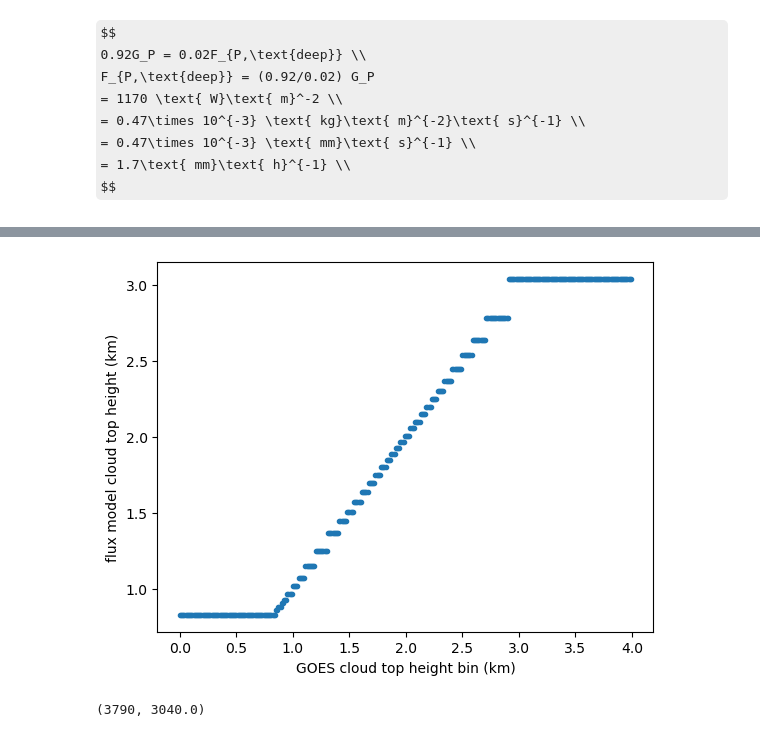
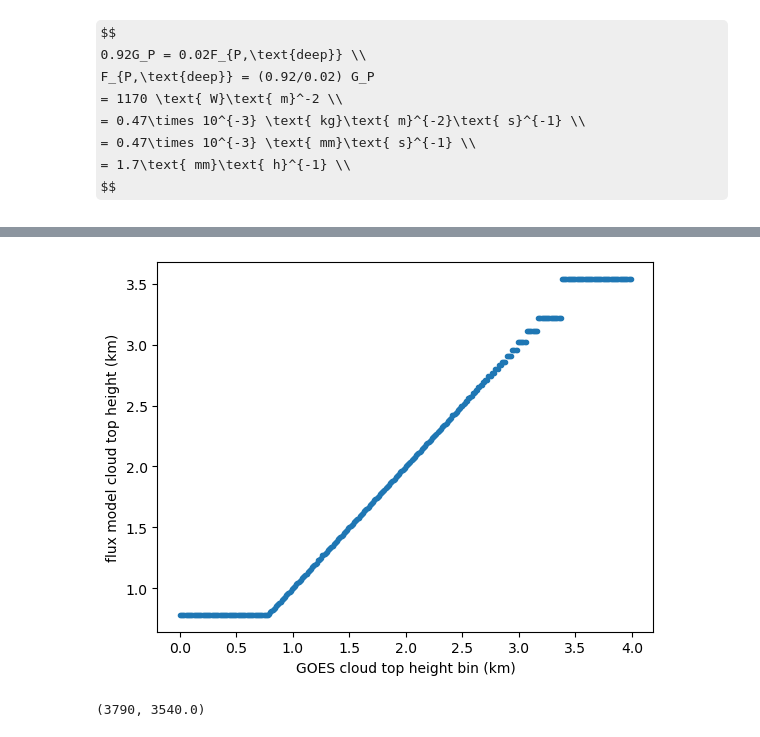
Before and after one commit to deszoeke/trade-cu-model, a Jupyter notebook: src/julia/flux-model-xp53.ipynb, the cells around one changed output, grey strips where cells are left out. Saved outputs shown, nothing was run; the diff lists cells and outputs as text; code cells hidden in the pictures; some formulas as TeX source.

```diff
--- a/src/julia/flux-model-xp53.ipynb
+++ b/src/julia/flux-model-xp53.ipynb
@@ -1175,28 +1129,29 @@ title("cloud-mean vertical velocity (m s\$^{-1}\$)")
 # %%
 # load cloud fraction by reflectance data from ATOMIC-GOES
 pwd()
 @load "../../../ATOMIC_GOES/julia/cth_cloudfrac_byrefl.jld2" refl_bin cthbins cth_cloudfrac_byrefl cloudfrac_byrefl area_byrefl cth_cloudarea_byrefl cloudarea_byrefl
 
 # align cloud top height bins to model z grid (0.5-4 km)
 # iz = [ searchsortedlast(z[1:ntp], b) for b in cthbins[1:ntp] ] # iterate through the cthbins and find the last index of z <= each cthbin
 # z[1:ntp] == cthbins[1:ntp] # true
 # iz == 1:ntp # true
 
 # align cloud top height bins to ztop of modeled clouds
 # iz = [ searchsortedfirst(ztop[ix,:], b, rev=true) for b in cthbins[1:ntp] ] # iterate through the cthbins and find the last index of z <= each cthbin
-iz = searchsortedfirst.(Ref(ztop[ix,:]), cthbins[1:ntp], rev=true)
-# ^ right but returns out of range indices
-ii = findall(0 .< iz .<= size(ztop,2)) # true for some bins above 4 km
+let ztop=zt53
+    iz = searchsortedfirst.(Ref(ztop), cthbins[1:ntp], rev=true)
+    # ^ right but returns out of range indices
+    ii = findall(0 .< iz .<= length(ztop)) # true for some bins above 4 km
 
-# find nearest neighbor indices
-iz = [argmin(abs.(ztop[ix,:] .- b)) for b in cthbins[1:ntp]]
-ii = findall(0 .< iz .<= size(ztop,2)) # true for some bins above 4 km
+    # find nearest neighbor indices
+    iz = [argmin(abs.(ztop .- b)) for b in cthbins[1:ntp]]
+    ii = findall(0 .< iz .<= length(ztop)) # true for some bins above 4 km
 
-# plot(ztop[ix,:], marker=".", linestyle="none")
-plot(cthbins[ii]/1e3, ztop[ix,iz[ii]]/1e3, marker=".", linestyle="none")
-xlabel("GOES cloud top height bin (km)")
-ylabel("flux model cloud top height (km)")
-cthbins[380], ztop[ix,iz[380]]
+    plot(cthbins[ii]/1e3, ztop[iz[ii]]/1e3, marker=".", linestyle="none")
+    xlabel("GOES cloud top height bin (km)")
+    ylabel("flux model cloud top height (km)")
+    cthbins[380], ztop[iz[380]]
+end
 # %% [output]
-[figure, old version]
+[figure, new version]
-(3790, 3040.0)
+(3790, 3540.0)
```
Also changed, not shown: parts of 3 cells of this notebook, 1 other file.
